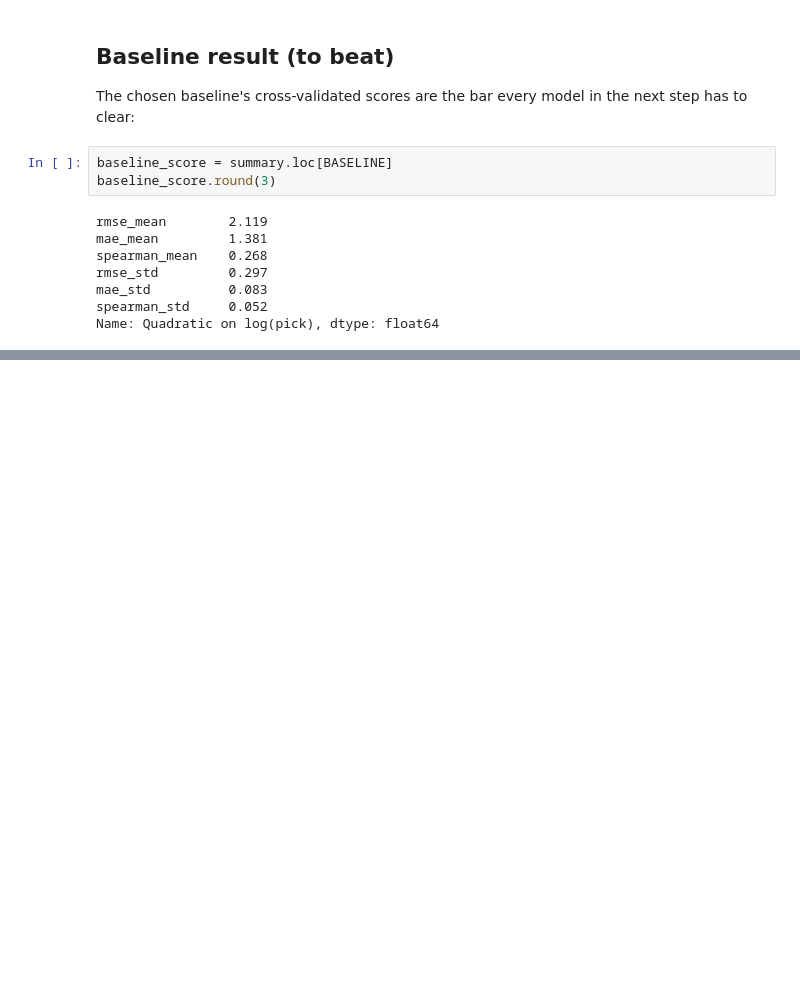
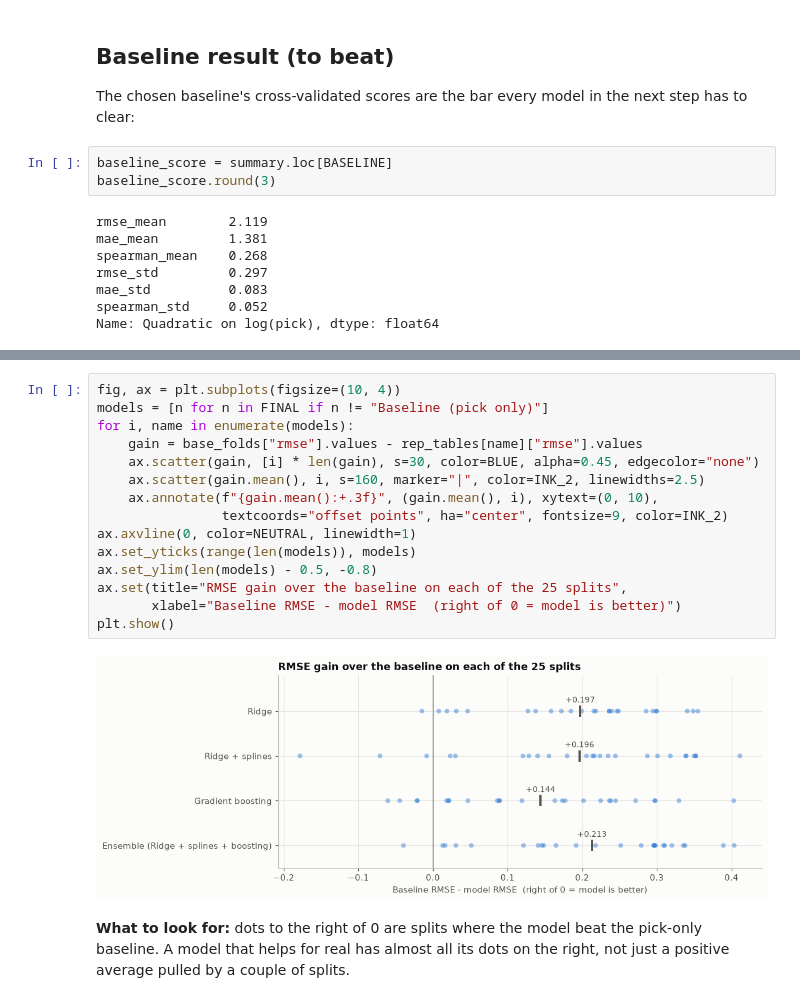
Before and after one commit to coelho121/rookie-projection, a Jupyter notebook: notebooks/02_modelling.ipynb, the cells around one changed output, grey strips where cells are left out. Drawn from its saved outputs; the diff is of its cells as text; blank space fills up the shorter version.

```diff
--- a/notebooks/02_modelling.ipynb
+++ b/notebooks/02_modelling.ipynb
@@ -268,0 +439,21 @@ Name: Quadratic on log(pick), dtype: float64
+# %%
+fig, ax = plt.subplots(figsize=(10, 4))
+models = [n for n in FINAL if n != "Baseline (pick only)"]
+for i, name in enumerate(models):
+    gain = base_folds["rmse"].values - rep_tables[name]["rmse"].values
+    ax.scatter(gain, [i] * len(gain), s=30, color=BLUE, alpha=0.45, edgecolor="none")
+    ax.scatter(gain.mean(), i, s=160, marker="|", color=INK_2, linewidths=2.5)
+    ax.annotate(f"{gain.mean():+.3f}", (gain.mean(), i), xytext=(0, 10),
+                textcoords="offset points", ha="center", fontsize=9, color=INK_2)
+ax.axvline(0, color=NEUTRAL, linewidth=1)
+ax.set_yticks(range(len(models)), models)
+ax.set_ylim(len(models) - 0.5, -0.8)
+ax.set(title="RMSE gain over the baseline on each of the 25 splits",
+       xlabel="Baseline RMSE - model RMSE  (right of 0 = model is better)")
+plt.show()
+# %% [output]
+[figure, added]
+# %% [markdown]
+**What to look for:** dots to the right of 0 are splits where the model beat the
+pick-only baseline. A model that helps for real has almost all its dots on the
+right, not just a positive average pulled by a couple of splits.
```
Also changed, not shown: parts of 25 cells of this notebook, 1 other file.
